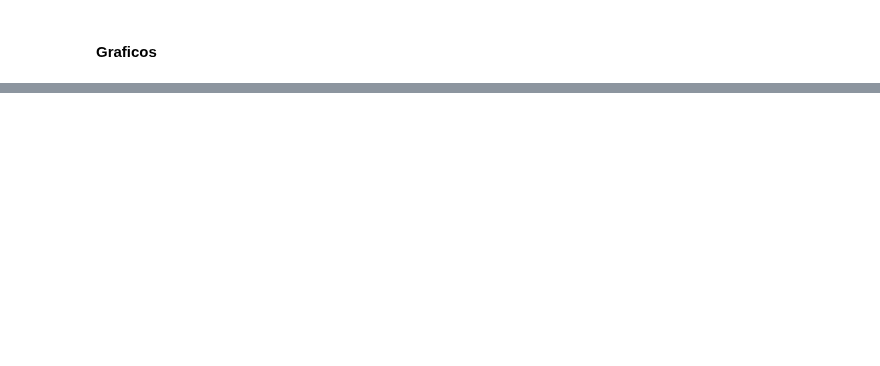
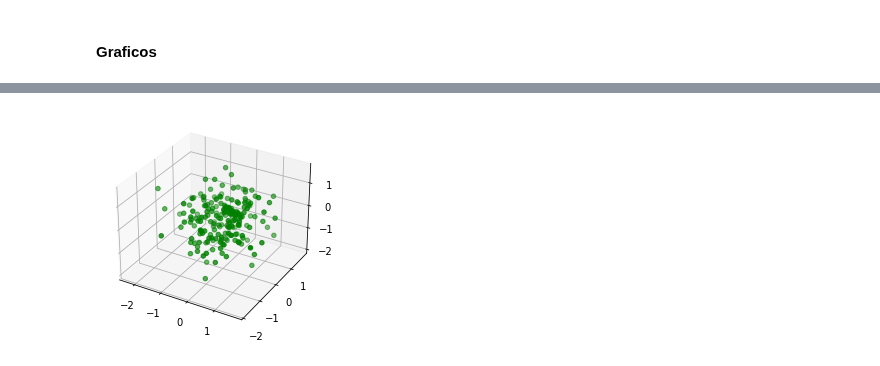
Before and after one commit to MariannoSalgado/Simulacion-RS, a Jupyter notebook: Modelado de opiniones y su impacto en la generación de consensos y disensos en una plataforma de CrowdSourcing.ipynb, the cells around one changed output, grey strips where cells are left out. Cells and saved outputs as stored; diff of their text form; code cells hidden in the pictures; blank space fills up the shorter version.

```diff
--- a/Modelado de opiniones y su impacto en la generación de consensos y disensos en una plataforma de CrowdSourcing.ipynb
+++ b/Modelado de opiniones y su impacto en la generación de consensos y disensos en una plataforma de CrowdSourcing.ipynb
@@ -467,0 +464,17 @@ D1. Distribución de rates
+# %%
+if Tipo == 'multivariada':
+    for i in DataSave.index:
+    # Para hacer que la opinion no sea una lista.
+        Opinion = DataSave.at [i,'Opinion']
+        DataSave.at [i,'OpinionA'] = Opinion [0]
+        DataSave.at [i,'OpinionB'] = Opinion [1]
+        DataSave.at [i,'OpinionC'] = Opinion [2]
+    OpinionAList = DataSave.OpinionA.tolist()
+    OpinionBList = DataSave.OpinionB.tolist()
+    OpinionCList = DataSave.OpinionC.tolist()
+
+    fig = plt.figure()
+    ax1 = fig.add_subplot(111, projection='3d')
+    ax1.scatter(OpinionAList, OpinionBList, OpinionCList, c='g', marker='o')
+# %% [output]
+[figure, added]
```
Also changed, not shown: parts of 2 cells of this notebook.
